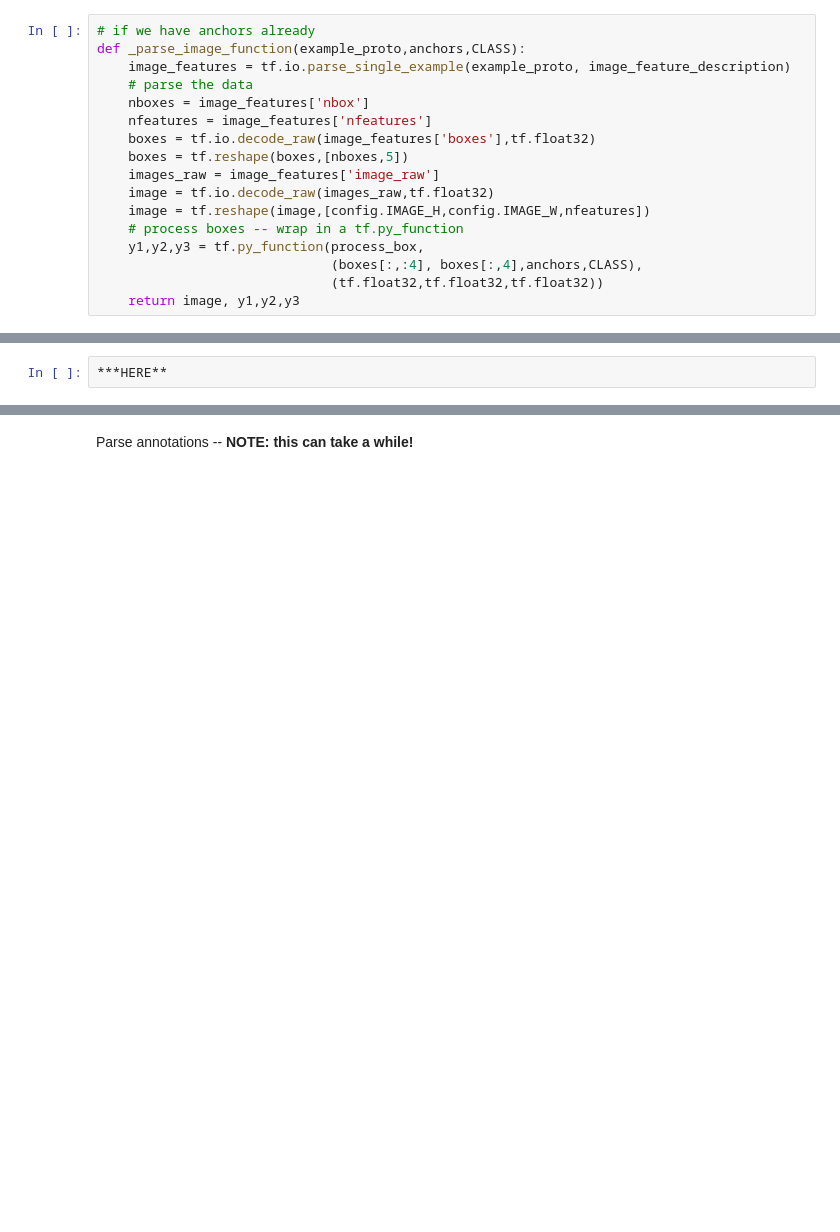
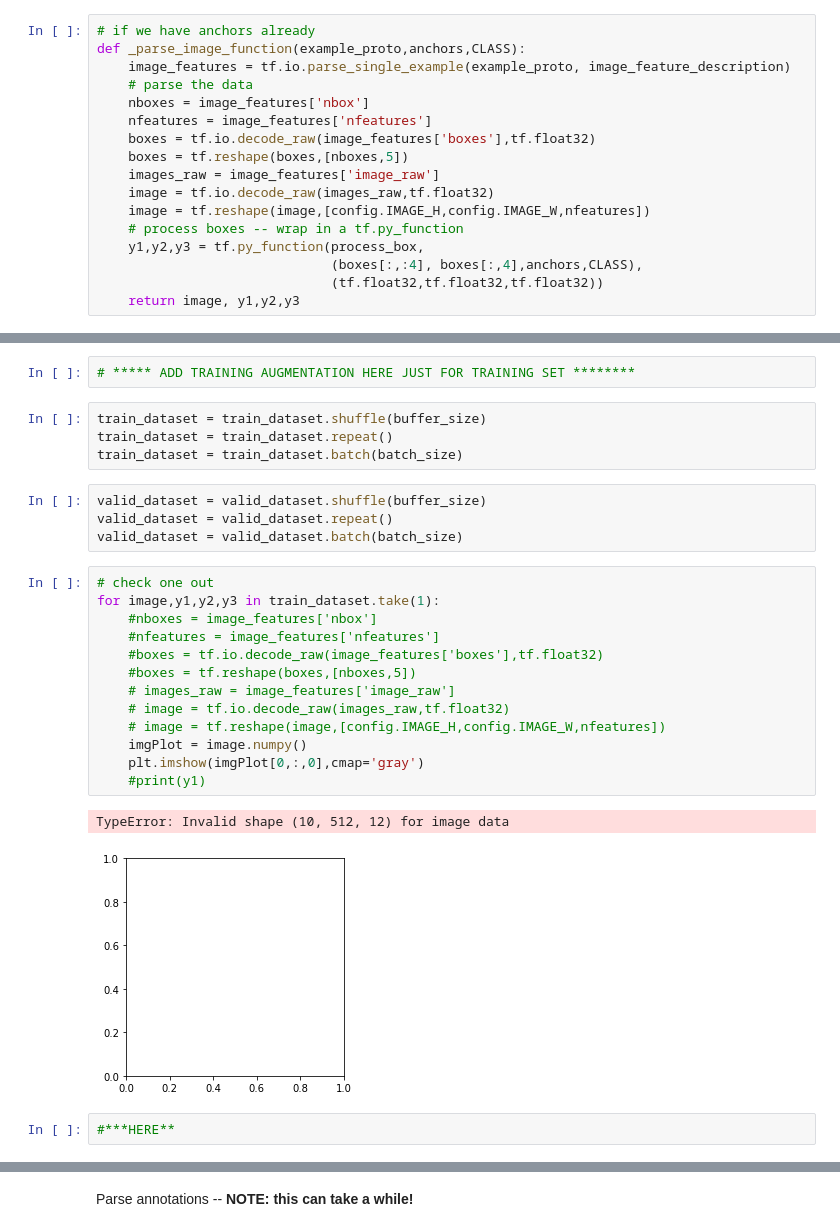
Before and after one commit to ReadingTimeMachine/figure_and_caption_extraction, a Jupyter notebook: mega_yolo_train_tfrecords.ipynb, the cells around one changed output, grey strips where cells are left out. Drawn from its saved outputs; the diff is of its cells as text; blank space fills up the shorter version.

```diff
--- a/mega_yolo_train_tfrecords.ipynb
+++ b/mega_yolo_train_tfrecords.ipynb
@@ -325,3 +377,29 @@ NameError: in user code:
+# %%
+# ***** ADD TRAINING AUGMENTATION HERE JUST FOR TRAINING SET ********
+# %%
+train_dataset = train_dataset.shuffle(buffer_size)
+train_dataset = train_dataset.repeat()
+train_dataset = train_dataset.batch(batch_size)
+# %%
+valid_dataset = valid_dataset.shuffle(buffer_size)
+valid_dataset = valid_dataset.repeat()
+valid_dataset = valid_dataset.batch(batch_size)
+# %%
+# check one out
+for image,y1,y2,y3 in train_dataset.take(1):
+    #nboxes = image_features['nbox']
+    #nfeatures = image_features['nfeatures']
+    #boxes = tf.io.decode_raw(image_features['boxes'],tf.float32)
+    #boxes = tf.reshape(boxes,[nboxes,5])
+    # images_raw = image_features['image_raw']
+    # image = tf.io.decode_raw(images_raw,tf.float32)
+    # image = tf.reshape(image,[config.IMAGE_H,config.IMAGE_W,nfeatures])
+    imgPlot = image.numpy()
+    plt.imshow(imgPlot[0,:,0],cmap='gray')
+    #print(y1)
+# %% [output]
+TypeError: Invalid shape (10, 512, 12) for image data
+[figure, added]
 # %%
-***HERE**
+#***HERE**
 # %%
```
Also changed, not shown: parts of 31 cells of this notebook, 4 other files.
